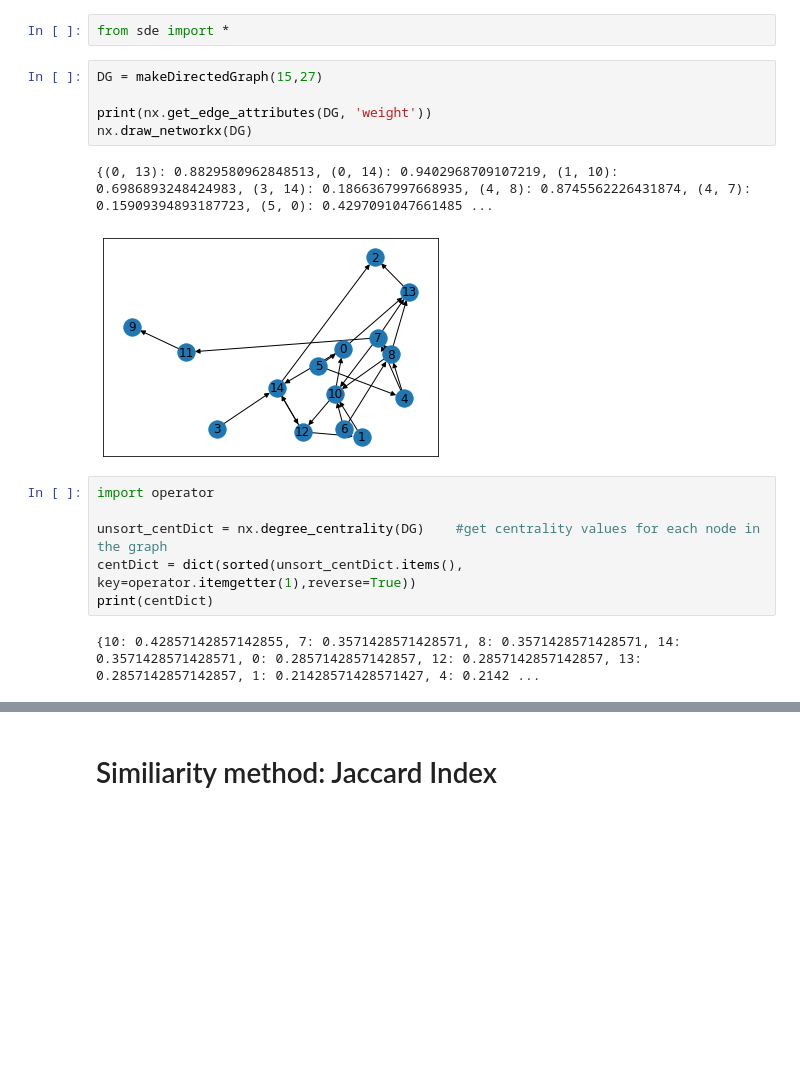
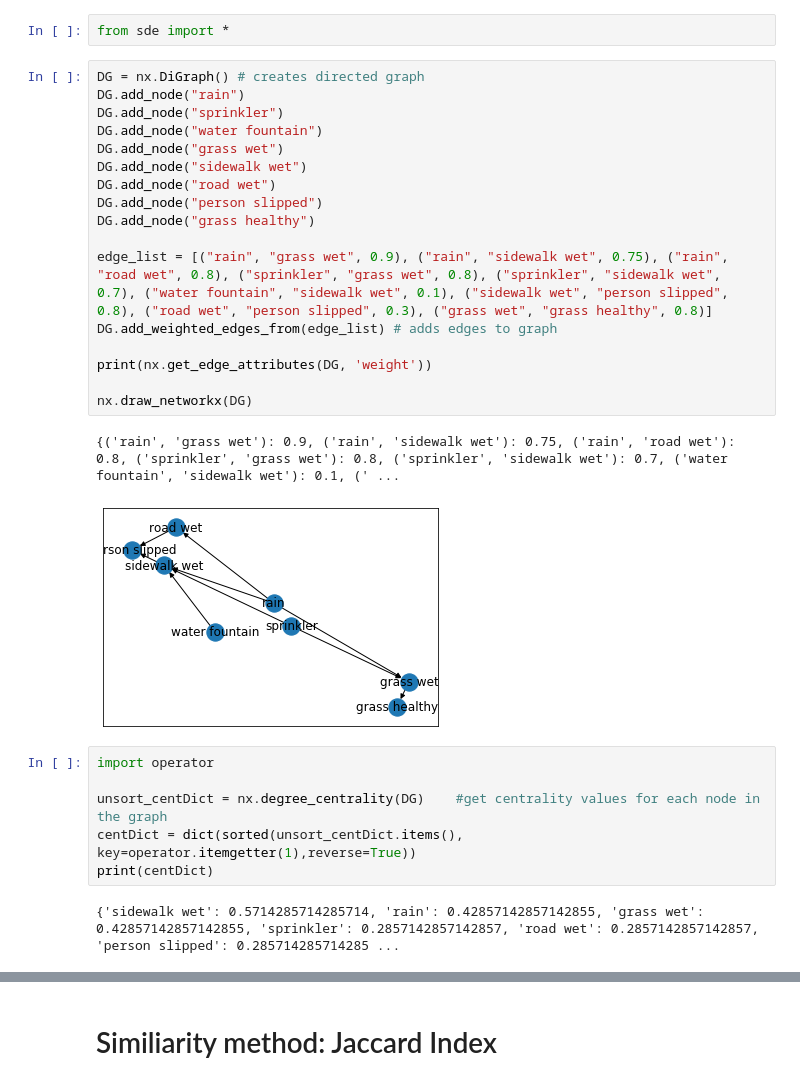
Before and after one commit to nico-espinosadice/abductive-theory, a Jupyter notebook: Individual Work/Hana-tests.ipynb, the cells around one changed output, grey strips where cells are left out. Cells and saved outputs as stored; diff of their text form; blank space fills up the shorter version.

```diff
--- a/Individual Work/Hana-tests.ipynb
+++ b/Individual Work/Hana-tests.ipynb
@@ -1,13 +1,25 @@
 # %%
 from sde import *
-# %%
-DG = makeDirectedGraph(15,27)
-
-print(nx.get_edge_attributes(DG, 'weight'))
-nx.draw_networkx(DG)
-# %% [output]
-{(0, 13): 0.8829580962848513, (0, 14): 0.9402968709107219, (1, 10): 0.6986893248424983, (3, 14): 0.1866367997668935, (4, 8): 0.8745562226431874, (4, 7): 0.15909394893187723, (5, 0): 0.4297091047661485 ...
-[figure, removed]
+# %%
+DG = nx.DiGraph() # creates directed graph
+DG.add_node("rain")
+DG.add_node("sprinkler")
+DG.add_node("water fountain")
+DG.add_node("grass wet")
+DG.add_node("sidewalk wet")
+DG.add_node("road wet")
+DG.add_node("person slipped")
+DG.add_node("grass healthy")
+
+edge_list = [("rain", "grass wet", 0.9), ("rain", "sidewalk wet", 0.75), ("rain", "road wet", 0.8), ("sprinkler", "grass wet", 0.8), ("sprinkler", "sidewalk wet", 0.7), ("water fountain", "sidewalk wet", 0.1), ("sidewalk wet", "person slipped", 0.8), ("road wet", "person slipped", 0.3), ("grass wet", "grass healthy", 0.8)]
+DG.add_weighted_edges_from(edge_list) # adds edges to graph
+
+print(nx.get_edge_attributes(DG, 'weight'))
+
+nx.draw_networkx(DG)
+# %% [output]
+{('rain', 'grass wet'): 0.9, ('rain', 'sidewalk wet'): 0.75, ('rain', 'road wet'): 0.8, ('sprinkler', 'grass wet'): 0.8, ('sprinkler', 'sidewalk wet'): 0.7, ('water fountain', 'sidewalk wet'): 0.1, (' ...
+[figure, added]
 # %%
 import operator
 
@@ -15,7 +27,7 @@ unsort_centDict = nx.degree_centrality(DG)    #get centrality values for each no
 centDict = dict(sorted(unsort_centDict.items(), key=operator.itemgetter(1),reverse=True))
 print(centDict)
 # %% [output]
-{10: 0.42857142857142855, 7: 0.3571428571428571, 8: 0.3571428571428571, 14: 0.3571428571428571, 0: 0.2857142857142857, 12: 0.2857142857142857, 13: 0.2857142857142857, 1: 0.21428571428571427, 4: 0.2142 ...
+{'sidewalk wet': 0.5714285714285714, 'rain': 0.42857142857142855, 'grass wet': 0.42857142857142855, 'sprinkler': 0.2857142857142857, 'road wet': 0.2857142857142857, 'person slipped': 0.285714285714285 ...
 # %%
 def getHighestCentralityNodes(dg):
     nx.degree_centrality(dg)   #returns dict with items {node:centrality}
```
Also changed, not shown: parts of 12 cells of this notebook.
